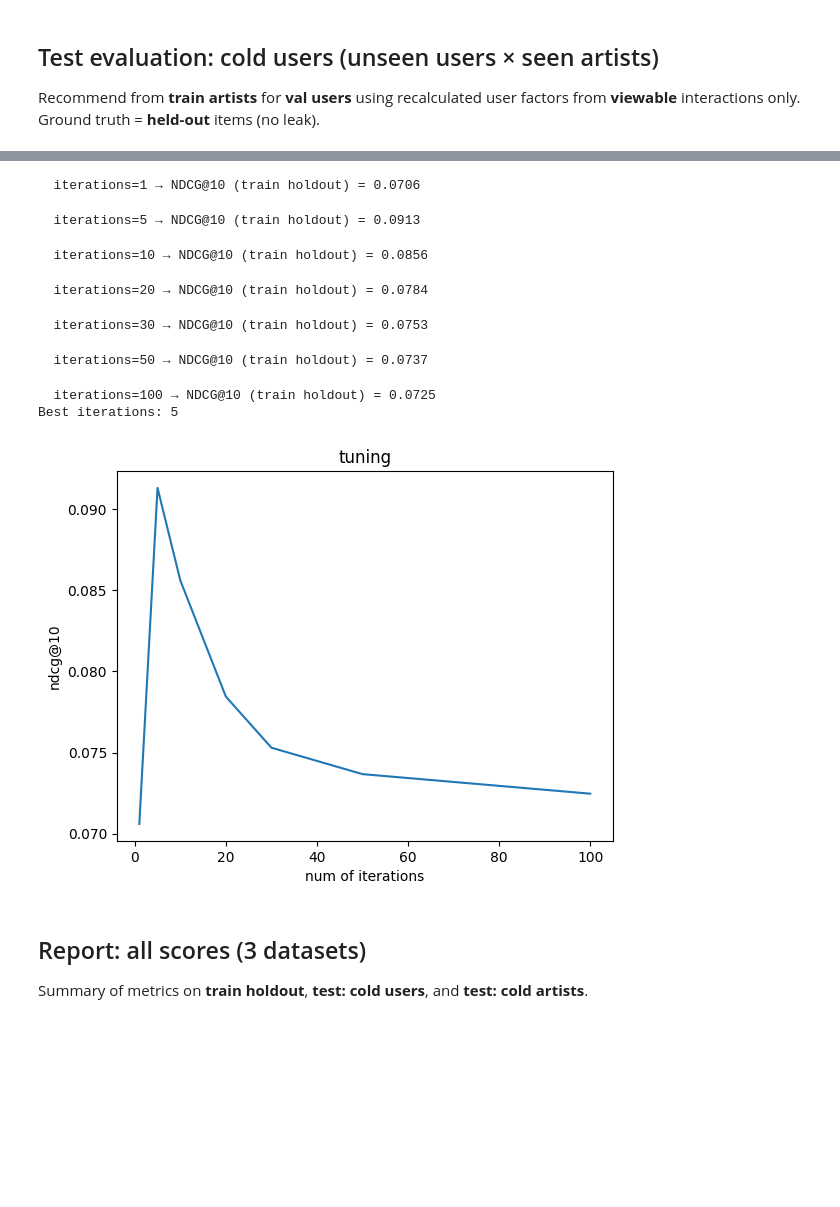
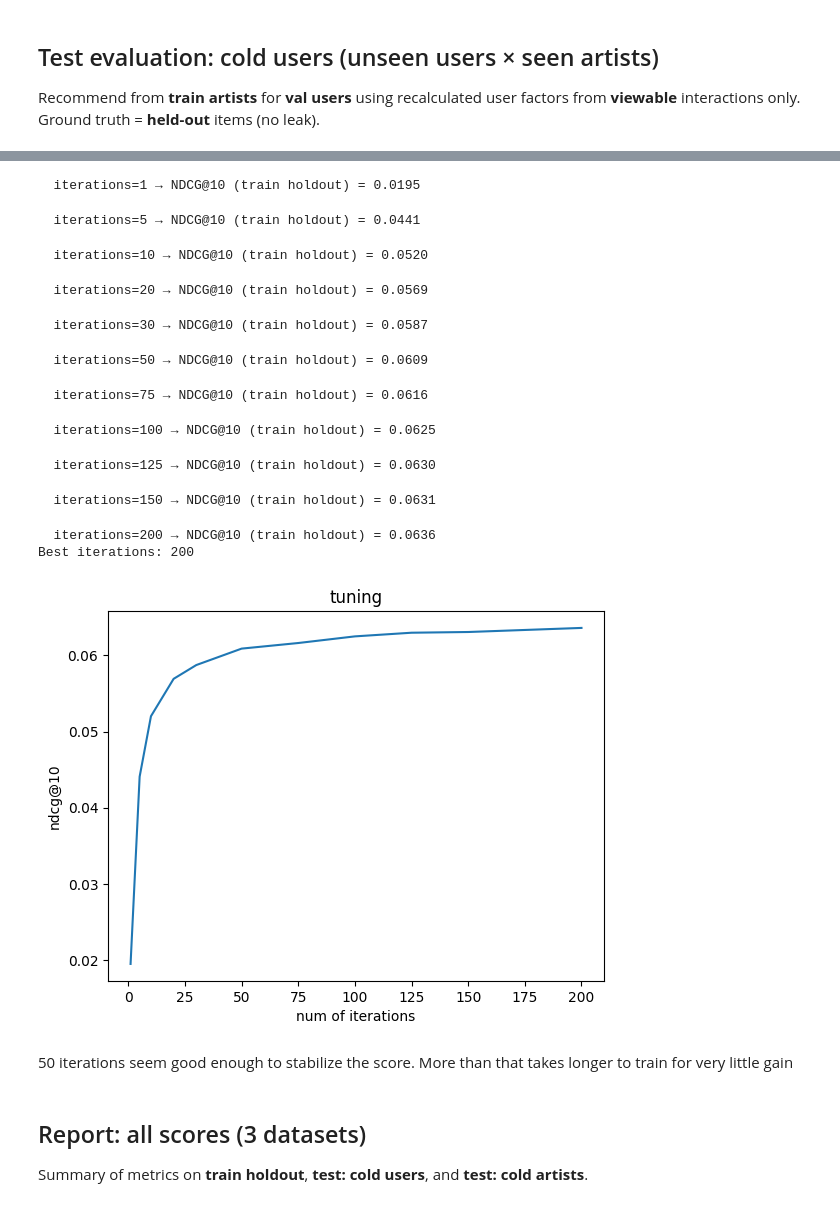
Before and after one commit to mf-sarafyan/recsysplaygrounds, a Jupyter notebook: notebooks/360kals.ipynb, the cells around one changed output, grey strips where cells are left out. Saved outputs shown, nothing was run; the diff lists cells and outputs as text; code cells hidden in the pictures; blank space fills up the shorter version.

```diff
--- a/notebooks/360kals.ipynb
+++ b/notebooks/360kals.ipynb
@@ -119,7 +142,7 @@ model = implicit.als.AlternatingLeastSquares(
     iterations=50,
     random_state=42,
 )
-model.fit(split.train, show_progress=True)
+model.fit(train_viewable, show_progress=True)
 # %%
 N_REC = 50
 K_VALUES = (5, 10, 20)
@@ -176,47 +199,53 @@ summary1
 # %%
-ITERATION_CANDIDATES = [1, 5, 10, 20, 30, 50, 100]
+ITERATION_CANDIDATES = [1, 5, 10, 20, 30, 50, 75, 100, 125, 150, 200]
 N_REC = 50
 
 from matplotlib import pyplot as plt
 
 results = []
 for n_iter in ITERATION_CANDIDATES:
     m = implicit.als.AlternatingLeastSquares(
         factors=128,
         regularization=0.01,
         iterations=n_iter,
         random_state=42,
     )
-    m.fit(split.train, show_progress=True)
+    m.fit(train_viewable, show_progress=True)
     rec_ids, _ = m.recommend(
-        np.arange(split.train.shape[0]),
+        np.arange(train_viewable.shape[0]),
         train_viewable,
         N=N_REC,
         filter_already_liked_items=False,
         recalculate_user=True,
     )
     y_pred = [rec_ids[i].tolist() for i in range(rec_ids.shape[0])]
     ndcg = ndcg_at_k(y_true_train, y_pred, k=10)
     results.append((n_iter, ndcg))
     print(f"  iterations={n_iter} → NDCG@10 (train holdout) = {ndcg:.4f}")
 
 best_iterations = max(results, key=lambda x: x[1])[0]
 print(f"Best iterations: {best_iterations}")
 
 # plot the ndcg x number of iterations
 plt.plot(np.array(results)[:, 0], np.array(results)[:, 1])
 plt.title("tuning")
 plt.xlabel("num of iterations")
 plt.ylabel("ndcg@10")
 plt.show()
 # %% [output]
-  iterations=1 → NDCG@10 (train holdout) = 0.0706
+  iterations=1 → NDCG@10 (train holdout) = 0.0195
-  iterations=5 → NDCG@10 (train holdout) = 0.0913
+  iterations=5 → NDCG@10 (train holdout) = 0.0441
-  iterations=10 → NDCG@10 (train holdout) = 0.0856
+  iterations=10 → NDCG@10 (train holdout) = 0.0520
-  iterations=20 → NDCG@10 (train holdout) = 0.0784
+  iterations=20 → NDCG@10 (train holdout) = 0.0569
-  iterations=30 → NDCG@10 (train holdout) = 0.0753
+  iterations=30 → NDCG@10 (train holdout) = 0.0587
-  iterations=50 → NDCG@10 (train holdout) = 0.0737
+  iterations=50 → NDCG@10 (train holdout) = 0.0609
-  iterations=100 → NDCG@10 (train holdout) = 0.0725
-Best iterations: 5
+  iterations=75 → NDCG@10 (train holdout) = 0.0616
+  iterations=100 → NDCG@10 (train holdout) = 0.0625
+  iterations=125 → NDCG@10 (train holdout) = 0.0630
+  iterations=150 → NDCG@10 (train holdout) = 0.0631
+  iterations=200 → NDCG@10 (train holdout) = 0.0636
+Best iterations: 200
-[figure, old version]
+[figure, new version]
+# %% [markdown]
+50 iterations seem good enough to stabilize the score. More than that takes longer to train for very little gain
 # %%
```
Also changed, not shown: parts of 9 cells of this notebook, 4 other files.
